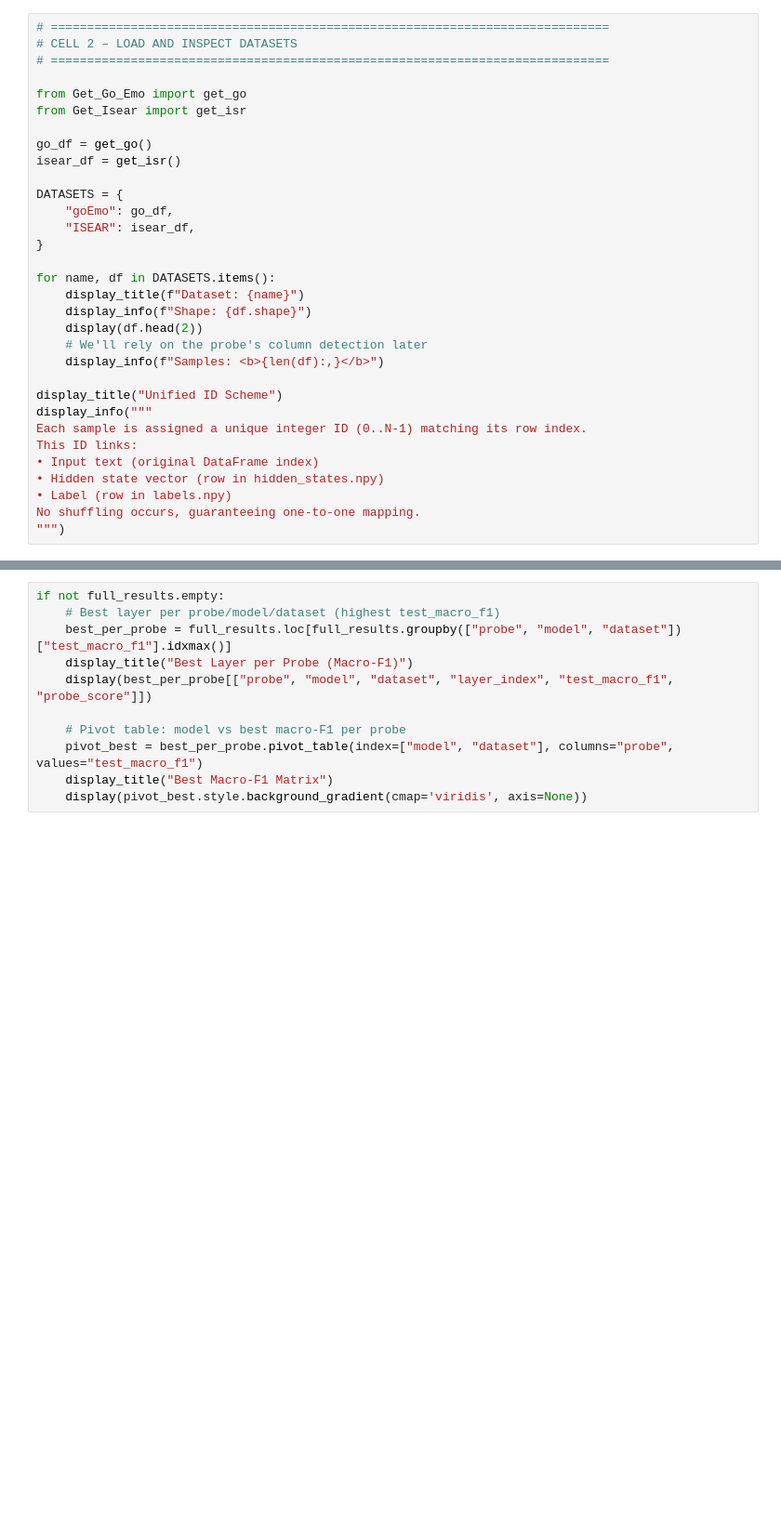
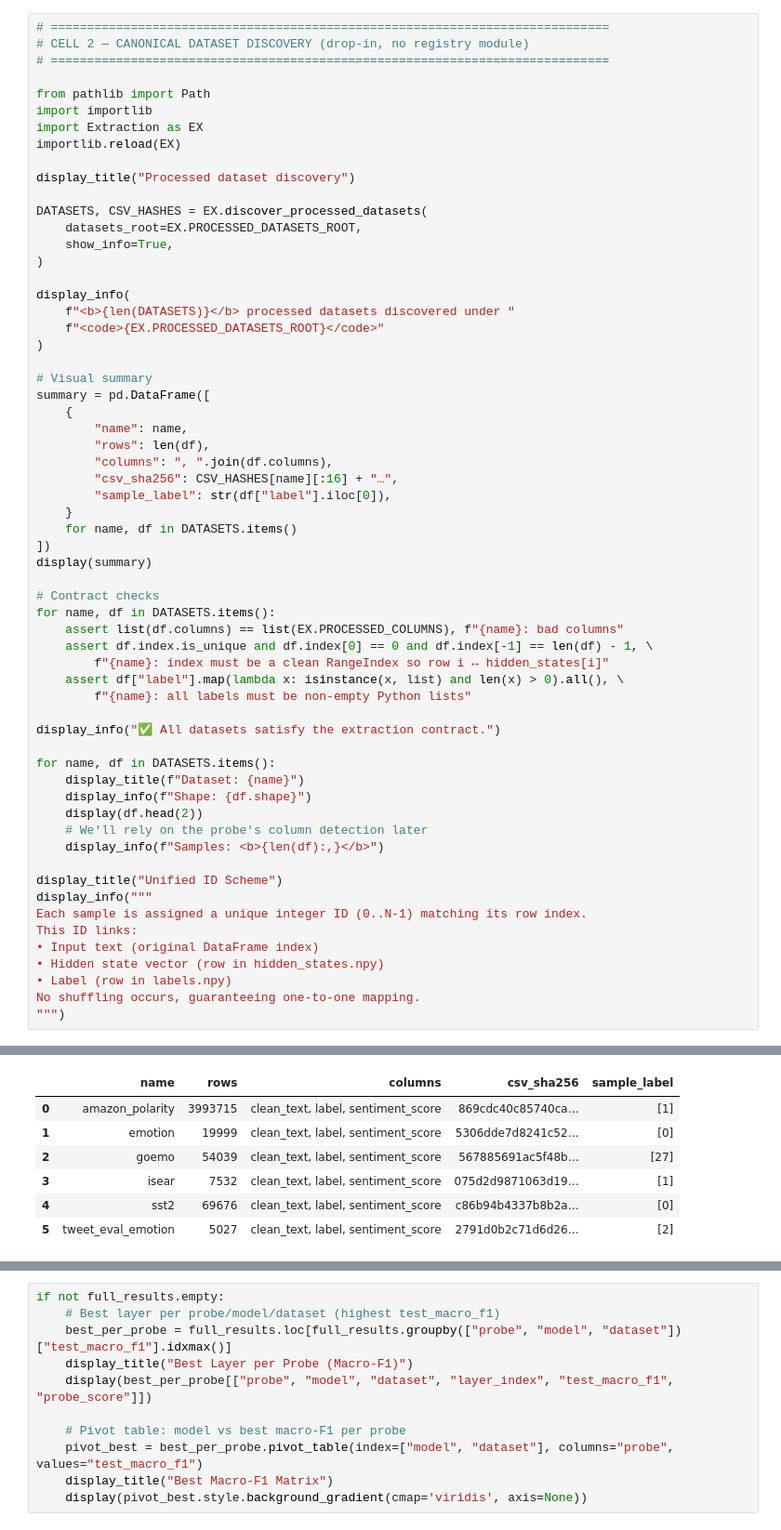
Before and after one commit to AmiraliFamili/Final-Year-Project, a Jupyter notebook: __Probe_Runner.ipynb, the cells around one changed output, grey strips where cells are left out. Shown at 93% size. Cells and saved outputs as stored; diff of their text form; blank space fills up the shorter version.

```diff
--- a/__Probe_Runner.ipynb
+++ b/__Probe_Runner.ipynb
@@ -59,18 +61,47 @@ print("Environment ready. Dark theme applied.")
 # %%
 # =============================================================================
-# CELL 2 – LOAD AND INSPECT DATASETS
+# CELL 2 — CANONICAL DATASET DISCOVERY (drop-in, no registry module)
 # =============================================================================
 
-from Get_Go_Emo import get_go
-from Get_Isear import get_isr
+from pathlib import Path
+import importlib
+import Extraction as EX
+importlib.reload(EX)
 
-go_df = get_go()
-isear_df = get_isr()
+display_title("Processed dataset discovery")
 
-DATASETS = {
-    "goEmo": go_df,
-    "ISEAR": isear_df,
-}
+DATASETS, CSV_HASHES = EX.discover_processed_datasets(
+    datasets_root=EX.PROCESSED_DATASETS_ROOT,
+    show_info=True,
+)
+
+display_info(
+    f"<b>{len(DATASETS)}</b> processed datasets discovered under "
+    f"<code>{EX.PROCESSED_DATASETS_ROOT}</code>"
+)
+
+# Visual summary
+summary = pd.DataFrame([
+    {
+        "name": name,
+        "rows": len(df),
+        "columns": ", ".join(df.columns),
+        "csv_sha256": CSV_HASHES[name][:16] + "…",
+        "sample_label": str(df["label"].iloc[0]),
+    }
+    for name, df in DATASETS.items()
+])
+display(summary)
+
+# Contract checks
+for name, df in DATASETS.items():
+    assert list(df.columns) == list(EX.PROCESSED_COLUMNS), f"{name}: bad columns"
+    assert df.index.is_unique and df.index[0] == 0 and df.index[-1] == len(df) - 1, \
+        f"{name}: index must be a clean RangeIndex so row i ↔ hidden_states[i]"
+    assert df["label"].map(lambda x: isinstance(x, list) and len(x) > 0).all(), \
+        f"{name}: all labels must be non-empty Python lists"
+
+display_info("✅ All datasets satisfy the extraction contract.")
 
 for name, df in DATASETS.items():
     display_title(f"Dataset: {name}")
@@ -88,3 +119,4 @@ This ID links:
 • Label (row in labels.npy)
 No shuffling occurs, guaranteeing one‑to‑one mapping.
 """)
+# %% [output]
@@ -90,0 +134,7 @@ No shuffling occurs, guaranteeing one‑to‑one mapping.
+|  | name | rows | columns | csv_sha256 | sample_label |
+| 0 | amazon_polarity | 3993715 | clean_text, label, sentiment_score | 869cdc40c85740ca… | [1] |
+| 1 | emotion | 19999 | clean_text, label, sentiment_score | 5306dde7d8241c52… | [0] |
+| 2 | goemo | 54039 | clean_text, label, sentiment_score | 567885691ac5f48b… | [27] |
+| 3 | isear | 7532 | clean_text, label, sentiment_score | 075d2d9871063d19… | [1] |
+| 4 | sst2 | 69676 | clean_text, label, sentiment_score | c86b94b4337b8b2a… | [0] |
+| 5 | tweet_eval_emotion | 5027 | clean_text, label, sentiment_score | 2791d0b2c71d6d26… | [2] |
```
Also changed, not shown: parts of 14 cells of this notebook, 6 other files.
